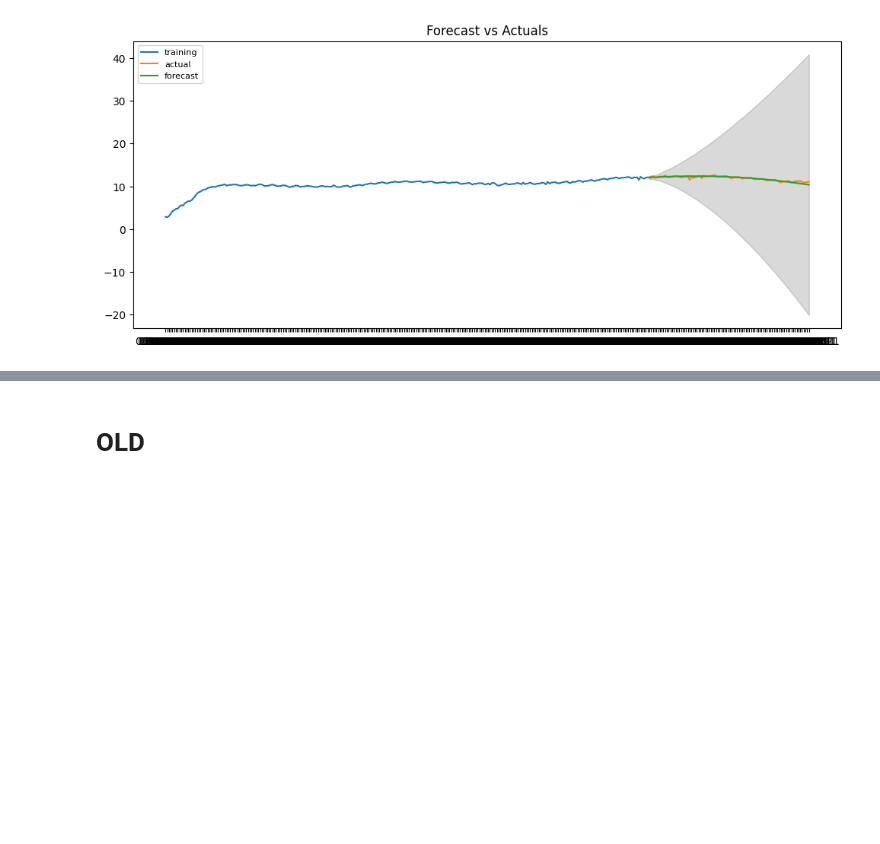
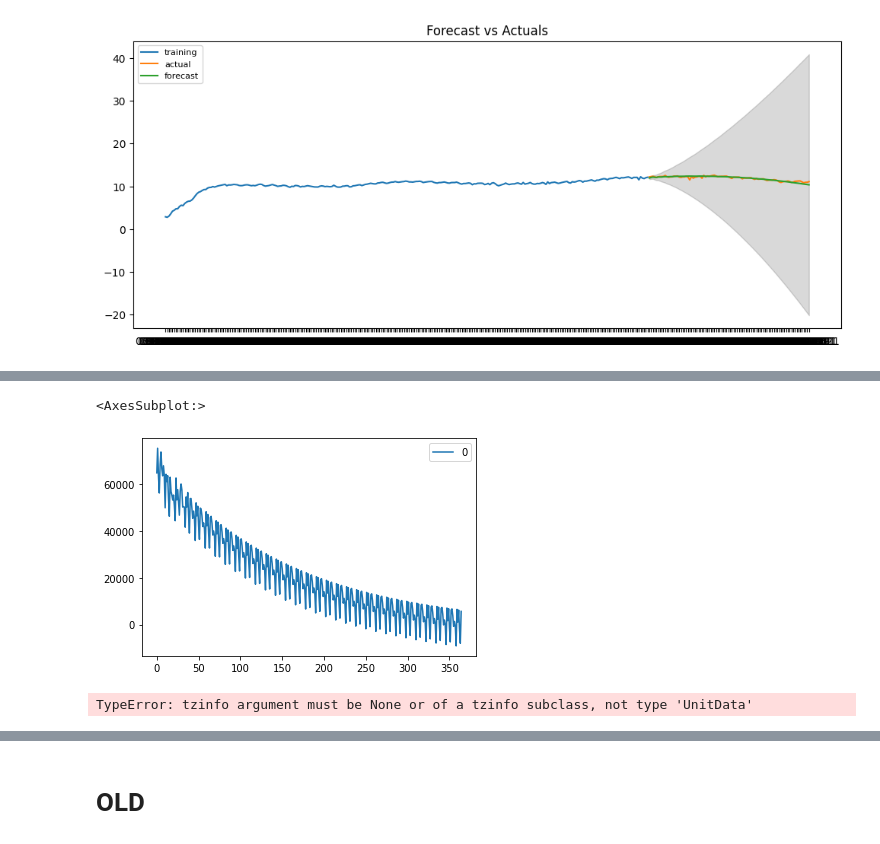
Before and after one commit to CCom20/covid-ml-application, a Jupyter notebook: notebooks/machine_learning_sandbox.ipynb, the cells around one changed output, grey strips where cells are left out. Saved outputs shown, nothing was run; the diff lists cells and outputs as text; code cells hidden in the pictures; blank space fills up the shorter version.

```diff
--- a/notebooks/machine_learning_sandbox.ipynb
+++ b/notebooks/machine_learning_sandbox.ipynb
@@ -168,0 +218,12 @@ ModuleNotFoundError: No module named 'pmdarima'
+# %%
+# Seasonal - fit stepwise auto-ARIMA
+smodel = pm.auto_arima(daily_new_cases.daily_new_cases, start_p=1, start_q=1,
+                         test='adf',
+                         max_p=3, max_q=3, m=12,
+                         start_P=0, seasonal=True,
+                         d=None, D=1, trace=True,
+                         error_action='ignore',
+                         suppress_warnings=True,
+                         stepwise=True)
+
+smodel.summary()
@@ -168,0 +275,4 @@ ModuleNotFoundError: No module named 'pmdarima'
+# %%
+n_periods = 365
+predictions_seasonal = smodel.predict(n_periods=n_periods)
+predictions_seasonal
@@ -168,0 +297,30 @@ ModuleNotFoundError: No module named 'pmdarima'
+# %%
+pd.DataFrame(predictions_seasonal).plot()
+# %% [output]
+<AxesSubplot:>
+[figure, added]
+# %%
+n_periods = 24
+fitted, confint = smodel.predict(n_periods=n_periods,
+                                  exogenous=np.tile(daily_new_cases.daily_new_cases, 2).reshape(-1,1),
+                                  return_conf_int=True)
+
+index_of_fc = pd.date_range(data.index[-1], periods = n_periods, freq='MS')
+
+# make series for plotting purpose
+fitted_series = pd.Series(fitted, index=index_of_fc)
+lower_series = pd.Series(confint[:, 0], index=index_of_fc)
+upper_series = pd.Series(confint[:, 1], index=index_of_fc)
+
+# Plot
+plt.plot(daily_new_cases['daily_new_cases'])
+plt.plot(fitted_series, color='darkgreen')
+plt.fill_between(lower_series.index,
+                 lower_series,
+                 upper_series,
+                 color='k', alpha=.15)
+
+plt.title("SARIMAX Forecast of a10 - Drug Sales")
+plt.show()
+# %% [output]
+TypeError: tzinfo argument must be None or of a tzinfo subclass, not type 'UnitData'
```
Also changed, not shown: parts of 9 cells of this notebook.
